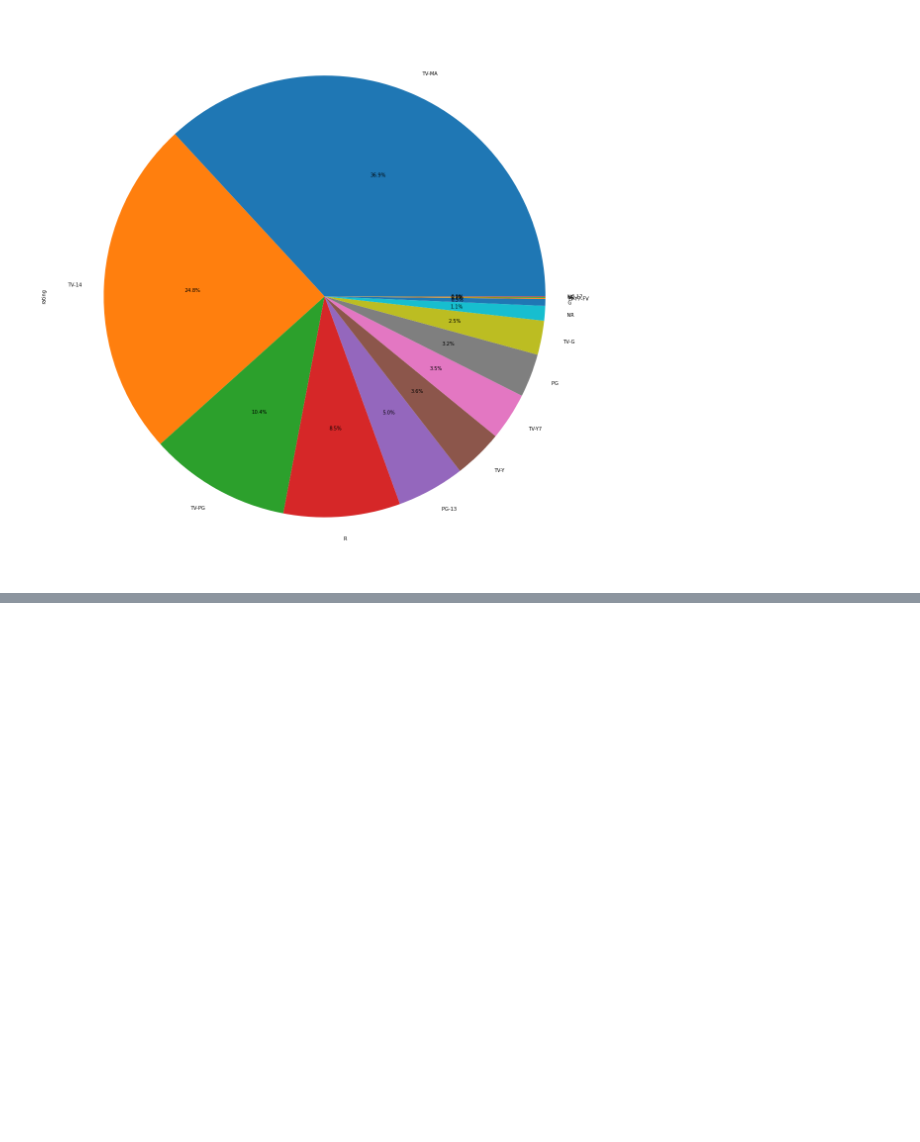
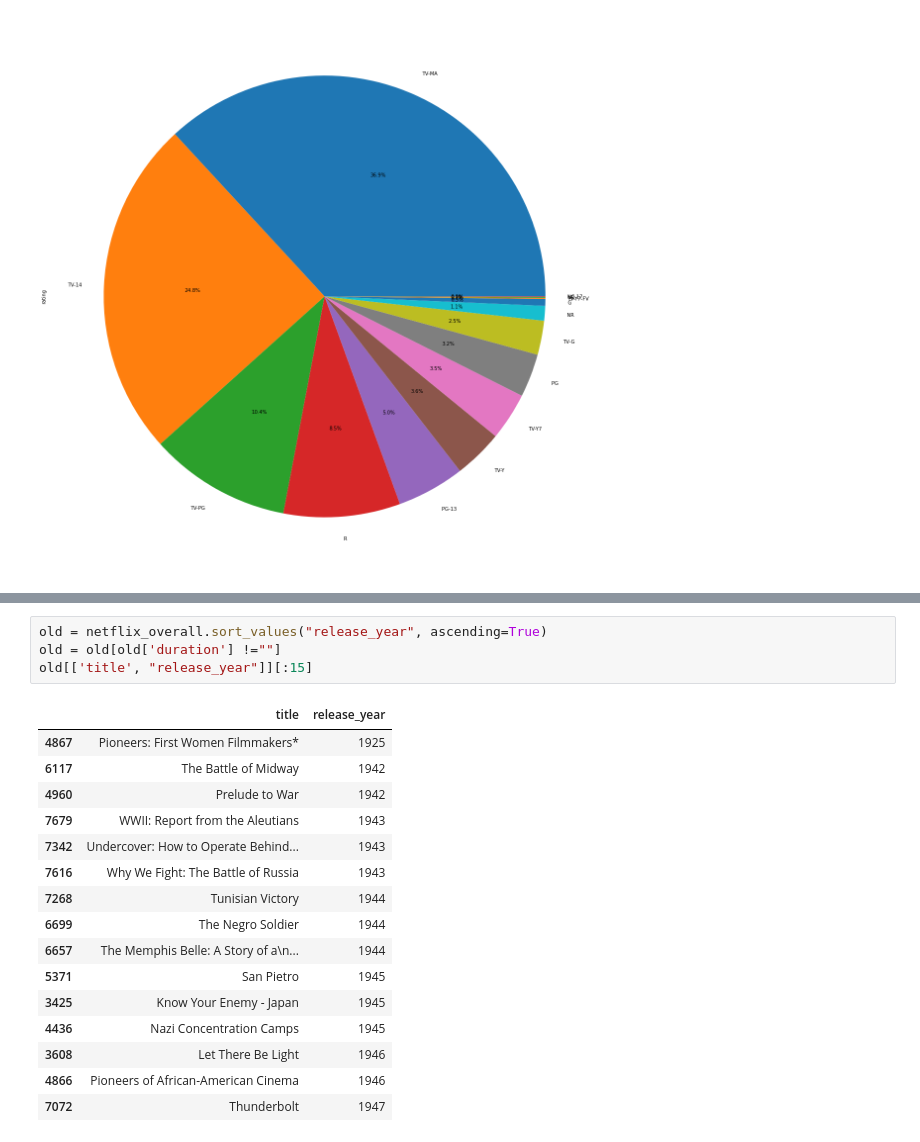
Before and after one commit to SungaHwang/Exploratory_Data_Analysis, a Jupyter notebook: NetflixData.ipynb, the cells around one changed output, grey strips where cells are left out. Saved outputs shown, nothing was run; the diff lists cells and outputs as text; blank space fills up the shorter version.

```diff
--- a/NetflixData.ipynb
+++ b/NetflixData.ipynb
@@ -213,0 +221,21 @@ plt.show()
+# %%
+old = netflix_overall.sort_values("release_year", ascending=True)
+old = old[old['duration'] !=""]
+old[['title', "release_year"]][:15]
+# %% [output]
+|  | title | release_year |
+| 4867 | Pioneers: First Women Filmmakers* | 1925 |
+| 6117 | The Battle of Midway | 1942 |
+| 4960 | Prelude to War | 1942 |
+| 7679 | WWII: Report from the Aleutians | 1943 |
+| 7342 | Undercover: How to Operate Behind... | 1943 |
+| 7616 | Why We Fight: The Battle of Russia | 1943 |
+| 7268 | Tunisian Victory | 1944 |
+| 6699 | The Negro Soldier | 1944 |
+| 6657 | The Memphis Belle: A Story of a\n... | 1944 |
+| 5371 | San Pietro | 1945 |
+| 3425 | Know Your Enemy - Japan | 1945 |
+| 4436 | Nazi Concentration Camps | 1945 |
+| 3608 | Let There Be Light | 1946 |
+| 4866 | Pioneers of African-American Cinema | 1946 |
+| 7072 | Thunderbolt | 1947 |
```
Also changed, not shown: parts of 5 cells of this notebook.
